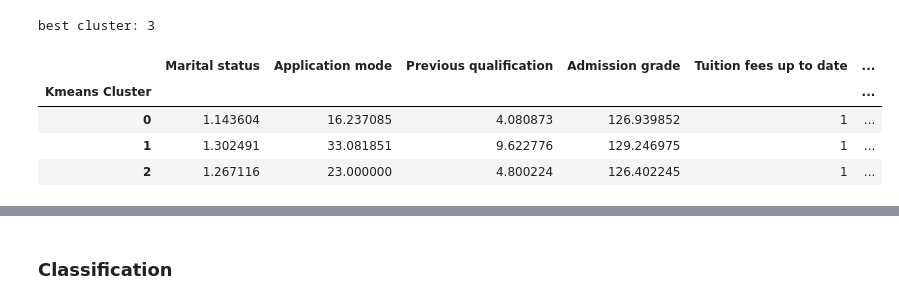
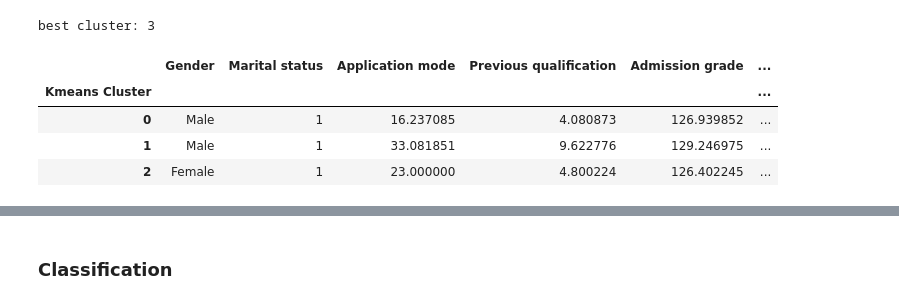
Before and after one commit to Keipatr/student-prediction-analysis, a Jupyter notebook: student_prediction_analysis.ipynb, the cells around one changed output, grey strips where cells are left out. Saved outputs shown, nothing was run; the diff lists cells and outputs as text; code cells hidden in the pictures.

```diff
--- a/student_prediction_analysis.ipynb
+++ b/student_prediction_analysis.ipynb
@@ -121,11 +113,14 @@ df_encode.head()
 # %% [markdown]
 <h5>Scaling</h5>
 # %%
-numerical_columns = df_encode.select_dtypes(include=['float64', 'int64']).columns.drop(['Target'])
+numerical_columns = df_encode.select_dtypes(include=['float64', 'int64']).columns
+
+if 'Target' in numerical_columns:
+    numerical_columns = numerical_columns.drop(['Target'])
+
 scaler = StandardScaler()
 
 df_scaled = df_encode.copy()
-# df_scaled = pd.DataFrame(scaler.fit_transform(df_scaled), columns=df.columns)
 df_scaled[numerical_columns] = scaler.fit_transform(df_scaled[numerical_columns])
 
 df_scaled.head()
@@ -274,28 +280,33 @@ best_kmeans.fit(df_cluster)
 df['Kmeans Cluster'] = best_kmeans.labels_
 # %%
 aggregation_dict = {
-    'Marital status': 'mean',
+    'Gender': lambda x: x.mode().iloc[0],
+    'Marital status': lambda x: x.mode().iloc[0],
     'Application mode': 'mean',
     'Previous qualification': 'mean',
     'Admission grade': 'mean',
     'Tuition fees up to date': lambda x: x.mode().iloc[0],
     'Scholarship holder': lambda x: x.mode().iloc[0],
+    'International': lambda x: x.mode().iloc[0],
     'Age at enrollment': 'mean',
     'Curricular units 1st sem (approved)': 'mean',
     'Curricular units 1st sem (grade)': 'mean',
     'Curricular units 2nd sem (approved)': 'mean',
     'Curricular units 2nd sem (grade)': 'mean',
     'GDP': 'mean',
     'Target': lambda x: x.mode().iloc[0]
 }
 cluster_summary = df.groupby('Kmeans Cluster').agg(aggregation_dict)
+cluster_summary['Scholarship holder'] = cluster_summary['Scholarship holder'].map({0: 'Non Scholarship', 1: 'Scholarship Holder'})
+cluster_summary['International'] = cluster_summary['International'].map({0: 'Non International', 1: 'International'})
+cluster_summary['Gender'] = cluster_summary['Gender'].map({0: 'Male', 1: 'Female'})
 cluster_summary
 # %% [output]
-|  | Marital status | Application mode | Previous qualification | Admission grade | Tuition fees up to date | ... |
+|  | Gender | Marital status | Application mode | Previous qualification | Admission grade | ... |
 | Kmeans Cluster |  |  |  |  |  | ... |
-| 0 | 1.143604 | 16.237085 | 4.080873 | 126.939852 | 1 | ... |
-| 1 | 1.302491 | 33.081851 | 9.622776 | 129.246975 | 1 | ... |
-| 2 | 1.267116 | 23.000000 | 4.800224 | 126.402245 | 1 | ... |
+| 0 | Male | 1 | 16.237085 | 4.080873 | 126.939852 | ... |
+| 1 | Male | 1 | 33.081851 | 9.622776 | 129.246975 | ... |
+| 2 | Female | 1 | 23.000000 | 4.800224 | 126.402245 | ... |
 # %%
 dist_matrix = sch.linkage(df_scaled, method='complete')
 dn = sch.dendrogram(dist_matrix)
```
Also changed, not shown: parts of 17 cells of this notebook.
